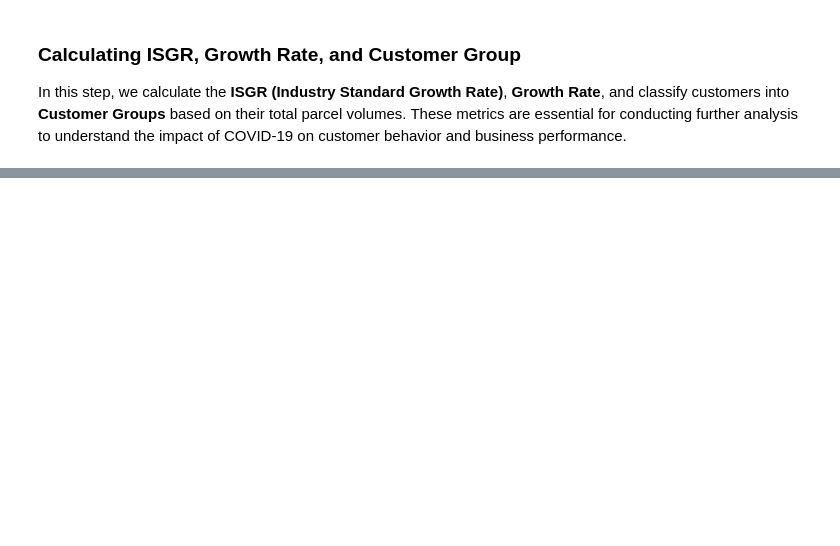
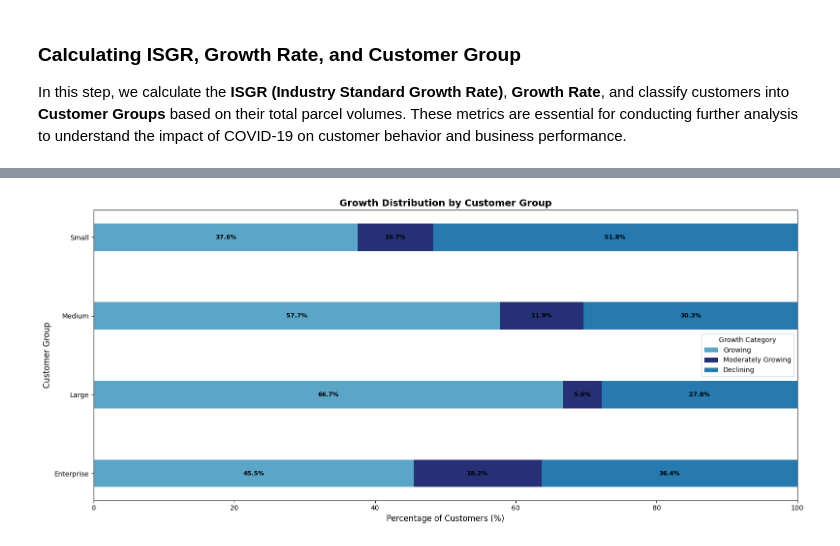
Before and after one commit to luvgadhvi/parcel-analysis, a Jupyter notebook: Final_Project_Group_2.ipynb, the cells around one changed output, grey strips where cells are left out. Cells and saved outputs as stored; diff of their text form; code cells hidden in the pictures; blank space fills up the shorter version.

```diff
--- a/Final_Project_Group_2.ipynb
+++ b/Final_Project_Group_2.ipynb
@@ -744,0 +785,70 @@ plt.show()
+# %%
+import numpy as np
+import matplotlib.pyplot as plt
+
+# Define the conditions for growth categories
+conditions = [
+    customer_total_volume['ISGR (%)'] > 10,    # Growing
+    (customer_total_volume['ISGR (%)'] >= 0) & (customer_total_volume['ISGR (%)'] <= 10),  # Moderately Growing
+    customer_total_volume['ISGR (%)'] < 0   # Declining
+]
+choices = ['Growing', 'Moderately Growing', 'Declining']
+customer_total_volume['ISGR_Category'] = np.select(conditions, choices)
+
+# Group the data by Customer_Group and ISGR_Category
+grouped_data = customer_total_volume.groupby(['Customer_Group', 'ISGR_Category']).size().unstack(fill_value=0)
+
+# Calculate the percentages
+grouped_percentages = grouped_data.div(grouped_data.sum(axis=1), axis=0) * 100
+
+# Categories and color mapping
+valid_categories = ['Growing', 'Moderately Growing', 'Declining']
+colors = {'Growing': '#3e95be', 'Moderately Growing': '#000b5d', 'Declining': '#0063a1'}
+
+# Set bar height and y positions for groups
+bar_height = 0.35  # Height of each bar
+y_positions = np.arange(len(grouped_percentages.index))  # Positions for customer groups
+
+# Create the plot
+fig, ax = plt.subplots(figsize=(16, 7))
+
+# Initialize the starting point for each stack
+cumulative_values = np.zeros(len(y_positions))
+
+# Plot each category as a stacked bar
+for i, category in enumerate(valid_categories):
+    # Extract the values for the current category
+    values = grouped_percentages[category].values if category in grouped_percentages.columns else np.zeros(len(y_positions))
+
+    # Plot horizontal bars, stacked
+    ax.barh(y_positions, values, height=bar_height, label=category, color=colors[category], left=cumulative_values, alpha=0.85)
+
+    # Update cumulative values for stacking
+    cumulative_values += values
+
+    # Add annotations to each bar segment
+    for pos, value in zip(y_positions, values):
+        if value > 0:  # Only annotate non-zero bars
+            ax.text(cumulative_values[pos] - value / 2, pos, f'{value:.1f}%',
+                    ha='center', va='center', fontsize=9, fontweight='bold', color='black')
+
+# Set the labels and title
+ax.set_title('Growth Distribution by Customer Group', fontsize=14, fontweight='bold')
+ax.set_xlabel('Percentage of Customers (%)', fontsize=12)
+ax.set_ylabel('Customer Group', fontsize=12)
+
+# Customize y-axis labels and position
+ax.set_yticks(y_positions)
+ax.set_yticklabels(grouped_percentages.index, fontsize=10)
+
+# Set x-axis limits to ensure it fits properly
+ax.set_xlim(0, 100)  # Limit X-axis to 100%
+
+# Add a legend
+ax.legend(title='Growth Category', fontsize=10)
+
+# Adjust layout for better spacing
+plt.tight_layout()
+plt.show()
+# %% [output]
+[figure, added]
```
Also changed, not shown: parts of 23 cells of this notebook, 1 other file.
